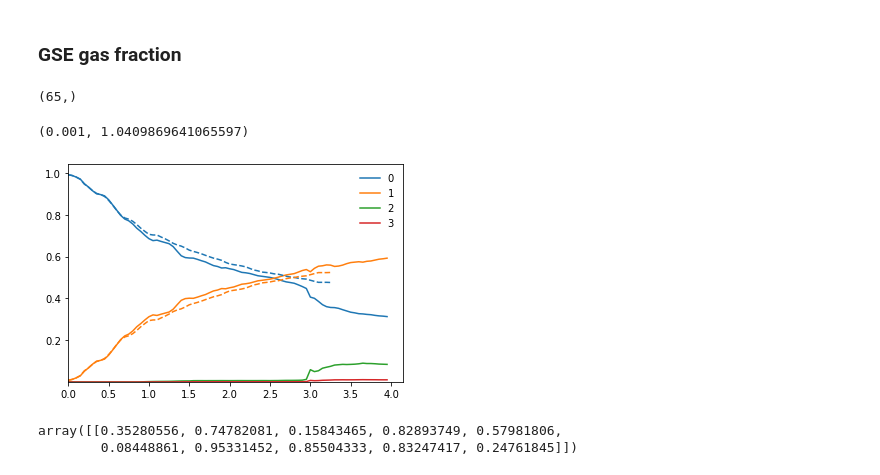
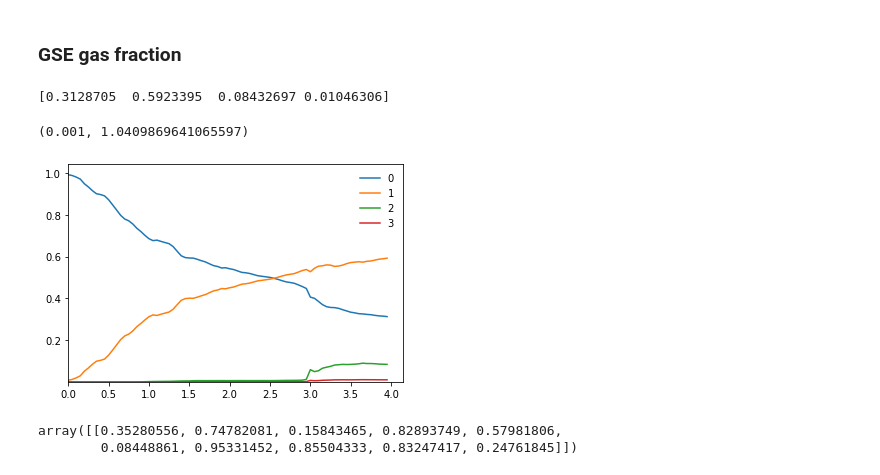
Before and after one commit to gusbeane/GSEgas, a Jupyter notebook: notebooks/MC_tracer.ipynb, the cells around one changed output. Cells and saved outputs as stored; diff of their text form; code cells hidden in the pictures.

```diff
--- a/notebooks/MC_tracer.ipynb
+++ b/notebooks/MC_tracer.ipynb
@@ -304,26 +290,30 @@ for snap in tqdm(np.arange(0, 660, 10)):
-# %%
-TotMass = np.sum(MassInDisk, axis=0)
-print(TotMass.shape)
-# %% [output]
-(65,)
+# %%
+name = 'MW3_MHG0.25_GSE2_MHG0.18_Rcut10-lvl4'
+Time, MassInDisk, MetalDisk = get_disk_prop(name)
+
+nameiso = 'MW3iso_fg0.7_MHG0.25_RC9-lvl4'
+Timeiso, MassInDiskio, MetalDiskiso = get_disk_prop(nameiso)
 # %%
 TotMass = np.sum(MassInDisk, axis=0)
 l0 = plt.plot(Time, MassInDisk[0]/TotMass, label='0')
 l1 = plt.plot(Time, MassInDisk[1]/TotMass, label='1')
 plt.plot(Time, MassInDisk[2]/TotMass, label='2')
 plt.plot(Time, MassInDisk[3]/TotMass, label='3')
 
-TotMassiso = np.sum(MassInDiskiso, axis=0)
-plt.plot(Timeiso, MassInDiskiso[0]/TotMassiso, c=l0[0].get_color(), ls='dashed')
-plt.plot(Timeiso, MassInDiskiso[1]/TotMassiso, c=l1[0].get_color(), ls='dashed')
+print(np.array(MassInDisk)[:,-1]/TotMass[-1])
+
+# TotMassiso = np.sum(MassInDiskiso, axis=0)
+# plt.plot(Timeiso, MassInDiskiso[0]/TotMassiso, c=l0[0].get_color(), ls='dashed')
+# plt.plot(Timeiso, MassInDiskiso[1]/TotMassiso, c=l1[0].get_color(), ls='dashed')
 
 plt.legend(frameon=False)
 plt.xlim(0, None)
 plt.ylim(0.001, None)
 # plt.yscale('log')
 # %% [output]
-(0.001, 1.0409869641065597)
+[0.3128705  0.5923395  0.08432697 0.01046306]
+(0.001, 1.0409869641065597)
-[figure, old version]
+[figure, new version]
 # %%
 arr = np.random.rand(10)
 # %%
```
Also changed, not shown: parts of 14 cells of this notebook, 4 other files.
